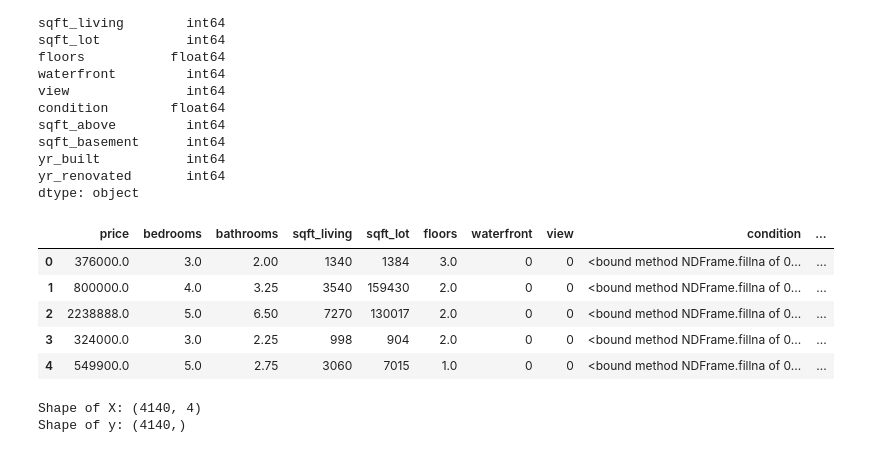
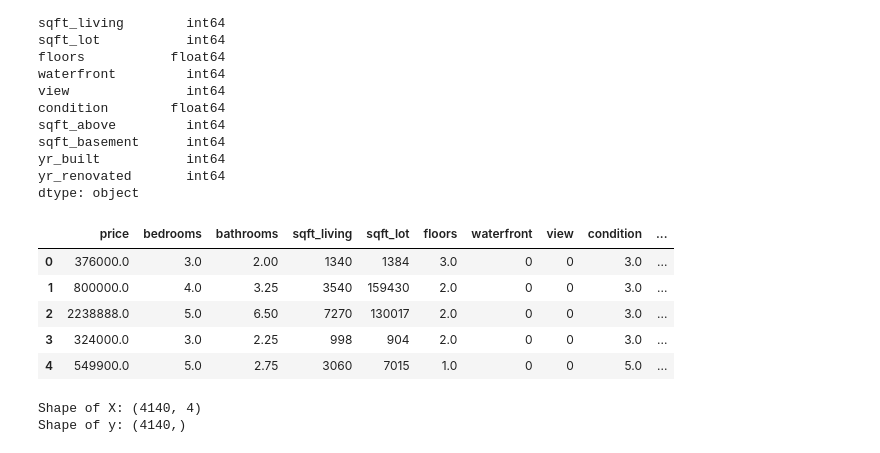
Before and after one commit to akorablov/house_prices_prediction, a Jupyter notebook: house_prices_prediction.ipynb, the cells around one changed output. Cells and saved outputs as stored; diff of their text form; code cells hidden in the pictures.

```diff
--- a/house_prices_prediction.ipynb
+++ b/house_prices_prediction.ipynb
@@ -69,19 +69,19 @@ dtype: object
 # %%
 # How many missing values are in data set
 df.isnull().sum()
 
 # Calculate the median of the 'condition' field and fill missing values in “condition” with it
-df['condition'] = df['condition'].fillna
+df['condition'] = df['condition'].fillna(df['condition'].median())
 
 # Display the DataFrame head
 df.head()
 # %% [output]
 |  | price | bedrooms | bathrooms | sqft_living | sqft_lot | floors | waterfront | view | condition | ... |
-| 0 | 376000.0 | 3.0 | 2.00 | 1340 | 1384 | 3.0 | 0 | 0 | <bound method NDFrame.fillna of 0... | ... |
-| 1 | 800000.0 | 4.0 | 3.25 | 3540 | 159430 | 2.0 | 0 | 0 | <bound method NDFrame.fillna of 0... | ... |
-| 2 | 2238888.0 | 5.0 | 6.50 | 7270 | 130017 | 2.0 | 0 | 0 | <bound method NDFrame.fillna of 0... | ... |
-| 3 | 324000.0 | 3.0 | 2.25 | 998 | 904 | 2.0 | 0 | 0 | <bound method NDFrame.fillna of 0... | ... |
-| 4 | 549900.0 | 5.0 | 2.75 | 3060 | 7015 | 1.0 | 0 | 0 | <bound method NDFrame.fillna of 0... | ... |
+| 0 | 376000.0 | 3.0 | 2.00 | 1340 | 1384 | 3.0 | 0 | 0 | 3.0 | ... |
+| 1 | 800000.0 | 4.0 | 3.25 | 3540 | 159430 | 2.0 | 0 | 0 | 3.0 | ... |
+| 2 | 2238888.0 | 5.0 | 6.50 | 7270 | 130017 | 2.0 | 0 | 0 | 3.0 | ... |
+| 3 | 324000.0 | 3.0 | 2.25 | 998 | 904 | 2.0 | 0 | 0 | 3.0 | ... |
+| 4 | 549900.0 | 5.0 | 2.75 | 3060 | 7015 | 1.0 | 0 | 0 | 5.0 | ... |
 # %%
 # Select relevant features and target variable
 
```
Also changed, not shown: 1 other file.
